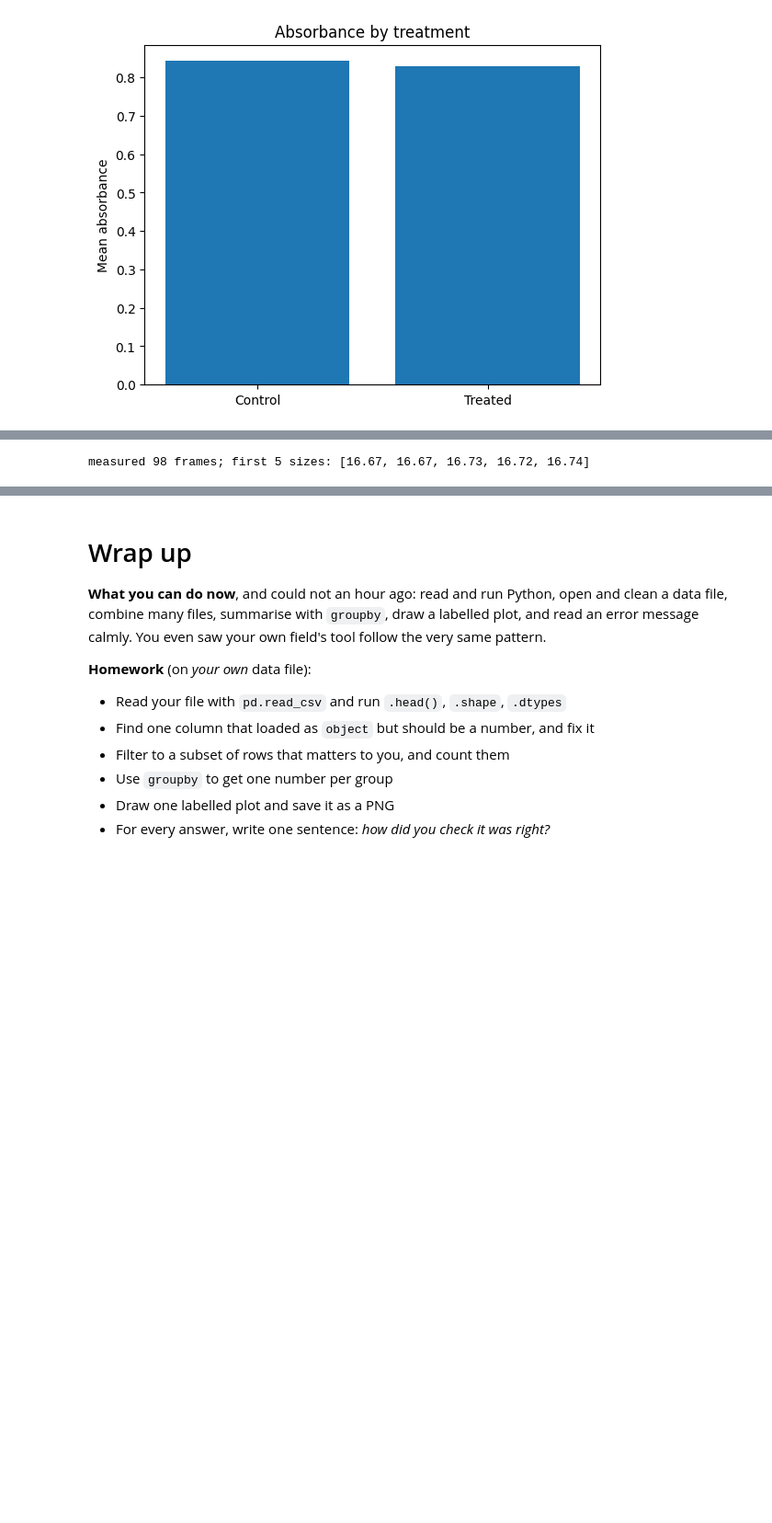
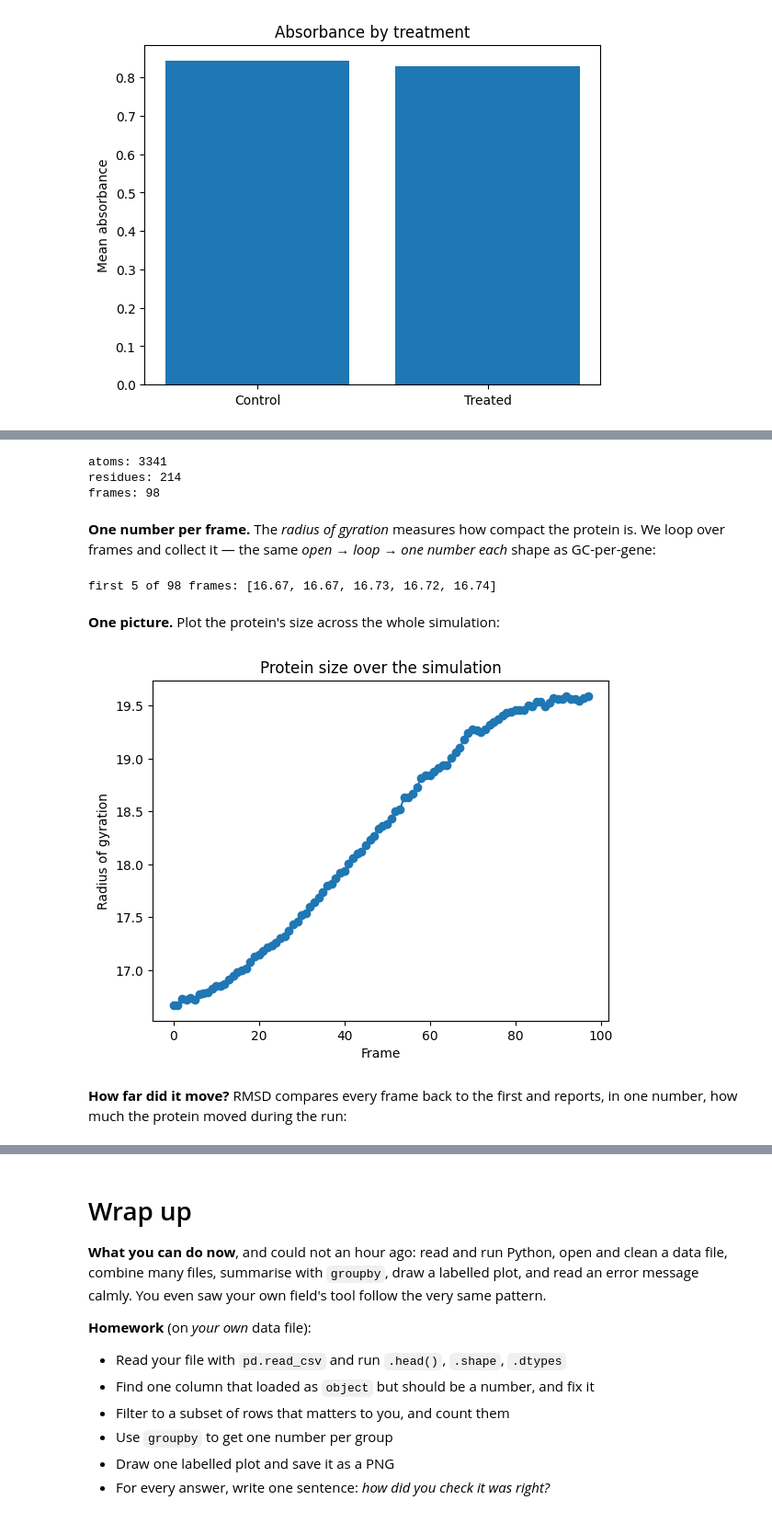
Before and after one commit to sanzidikawsar/python-crash-course, a Jupyter notebook: notebooks/01_complete.ipynb, the cells around one changed output, grey strips where cells are left out. Shown at 92% size. Drawn from its saved outputs; the diff is of its cells as text; code cells hidden in the pictures; blank space fills up the shorter version.

```diff
--- a/notebooks/01_complete.ipynb
+++ b/notebooks/01_complete.ipynb
@@ -400,11 +442,32 @@ GC%: 100.0
+# %%
+warnings.filterwarnings("ignore")
+universe = mda.Universe(PSF, DCD)
+print("atoms:", len(universe.atoms))
+print("residues:", len(universe.residues))
+print("frames:", len(universe.trajectory))
+# %% [output]
+atoms: 3341
+residues: 214
+frames: 98
+# %% [markdown]
+**One number per frame.** The *radius of gyration* measures how compact the protein is. We loop over frames and collect it — the same *open → loop → one number each* shape as GC-per-gene:
 # %%
-import warnings
-warnings.filterwarnings("ignore")
-universe = mda.Universe(PSF, DCD)
 protein = universe.select_atoms("protein")
 sizes = []
 for frame in universe.trajectory:
     sizes.append(round(float(protein.radius_of_gyration()), 2))
-print("measured", len(sizes), "frames; first 5 sizes:", sizes[:5])
+print("first 5 of", len(sizes), "frames:", sizes[:5])
 # %% [output]
-measured 98 frames; first 5 sizes: [16.67, 16.67, 16.73, 16.72, 16.74]
+first 5 of 98 frames: [16.67, 16.67, 16.73, 16.72, 16.74]
+# %% [markdown]
+**One picture.** Plot the protein's size across the whole simulation:
+# %%
+plt.plot(sizes, marker="o")
+plt.xlabel("Frame")
+plt.ylabel("Radius of gyration")
+plt.title("Protein size over the simulation")
+plt.show()
+# %% [output]
+[figure, added]
+# %% [markdown]
+**How far did it move?** RMSD compares every frame back to the first and reports, in one number, how much the protein moved during the run:
```
Also changed, not shown: parts of 16 cells of this notebook, 4 other files.
